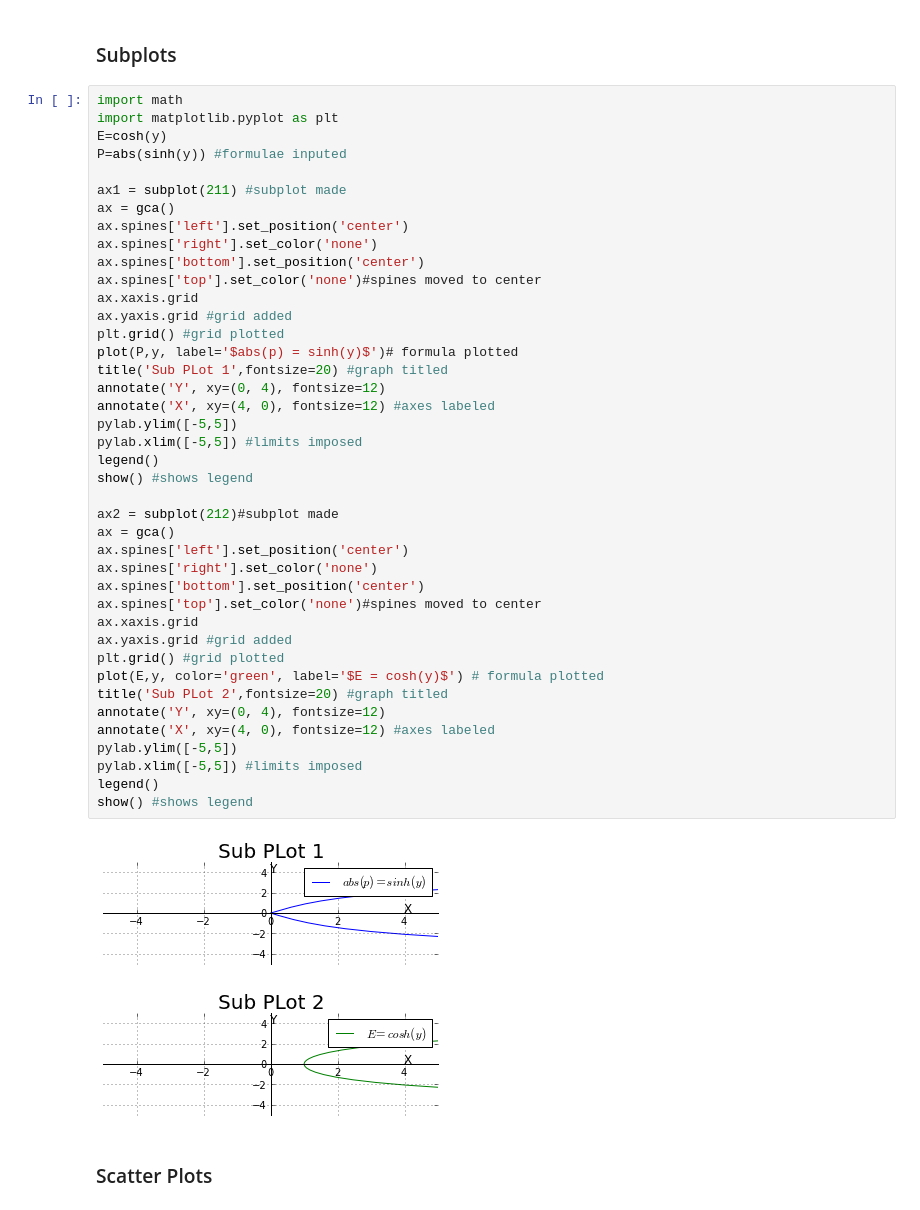
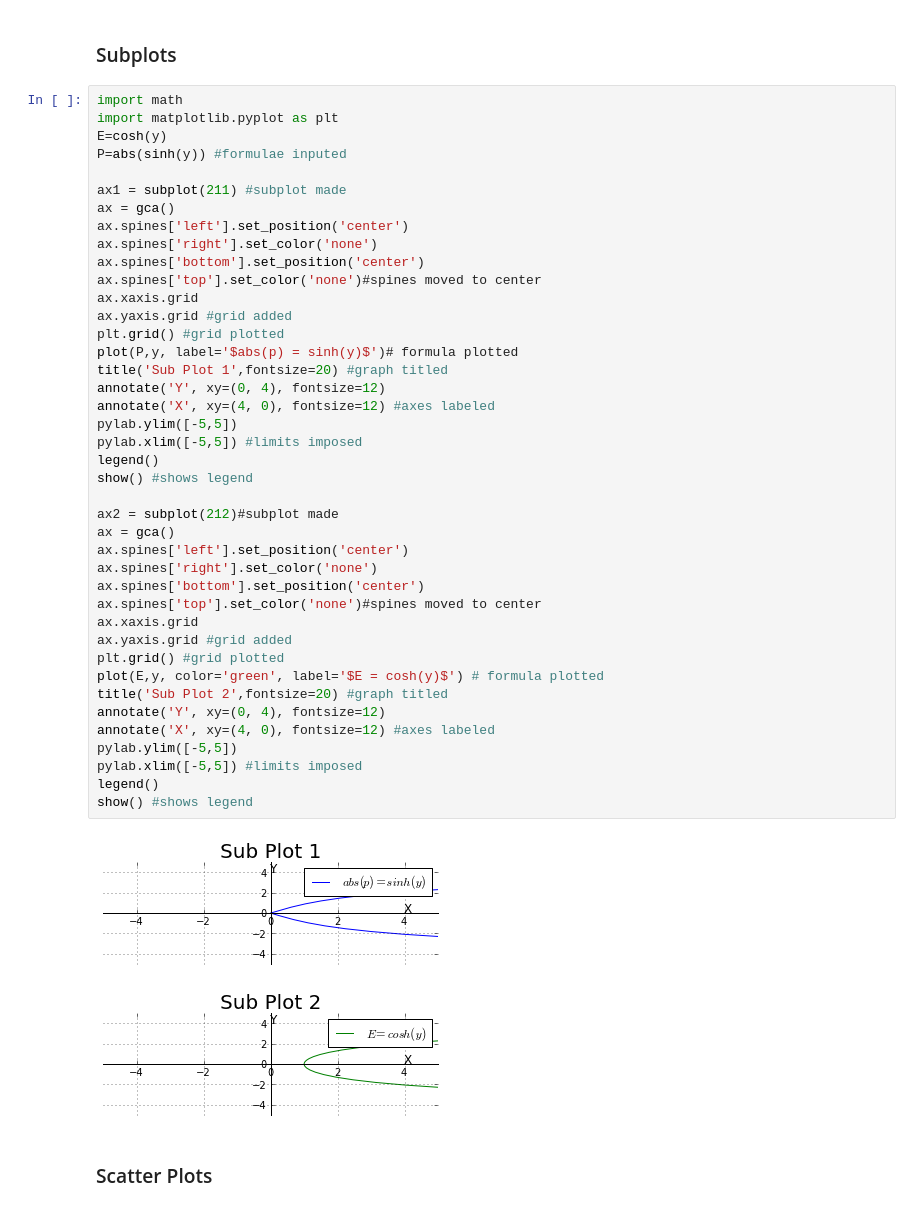
Before and after one commit to nmilgram/PHYS-202-S13, a Jupyter notebook: Week3/PlotTemplates.ipynb, the cells around one changed output. Drawn from its saved outputs; the diff is of its cells as text.

```diff
--- a/Week3/PlotTemplates.ipynb
+++ b/Week3/PlotTemplates.ipynb
@@ -46,37 +46,37 @@ ax.spines['right'].set_color('none')
 ax.spines['bottom'].set_position('center')
 ax.spines['top'].set_color('none')#spines moved to center
 ax.xaxis.grid
 ax.yaxis.grid #grid added
 plt.grid() #grid plotted
 plot(P,y, label='$abs(p) = sinh(y)$')# formula plotted
-title('Sub PLot 1',fontsize=20) #graph titled
+title('Sub Plot 1',fontsize=20) #graph titled
 annotate('Y', xy=(0, 4), fontsize=12)
 annotate('X', xy=(4, 0), fontsize=12) #axes labeled
 pylab.ylim([-5,5])
 pylab.xlim([-5,5]) #limits imposed
 legend()
 show() #shows legend
 
 ax2 = subplot(212)#subplot made
 ax = gca()
 ax.spines['left'].set_position('center')
 ax.spines['right'].set_color('none')
 ax.spines['bottom'].set_position('center')
 ax.spines['top'].set_color('none')#spines moved to center
 ax.xaxis.grid
 ax.yaxis.grid #grid added
 plt.grid() #grid plotted
 plot(E,y, color='green', label='$E = cosh(y)$') # formula plotted
-title('Sub PLot 2',fontsize=20) #graph titled
+title('Sub Plot 2',fontsize=20) #graph titled
 annotate('Y', xy=(0, 4), fontsize=12)
 annotate('X', xy=(4, 0), fontsize=12) #axes labeled
 pylab.ylim([-5,5])
 pylab.xlim([-5,5]) #limits imposed
 legend()
 show() #shows legend
 # %% [output]
-[figure, old version]
+[figure, new version]
-[figure, old version]
+[figure, new version]
 # %% [markdown]
 ### Scatter Plots
 # %%
```
